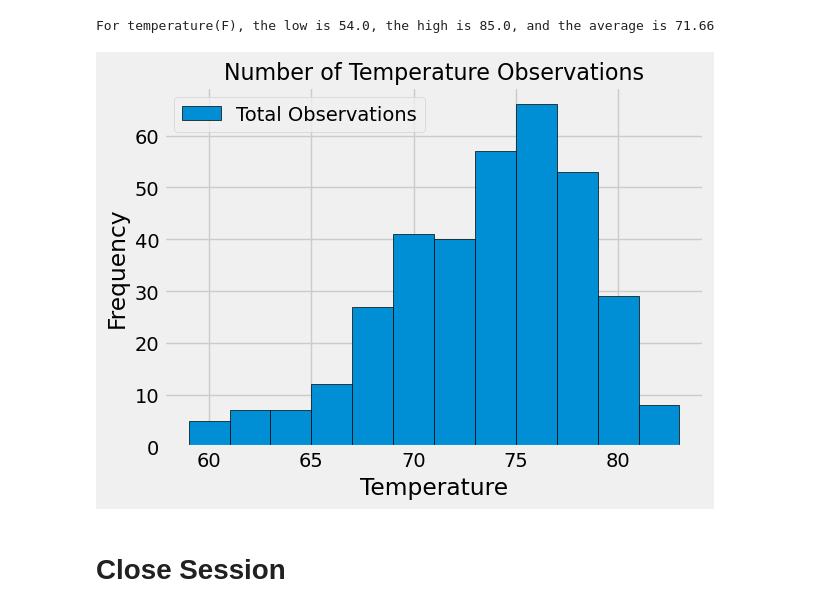
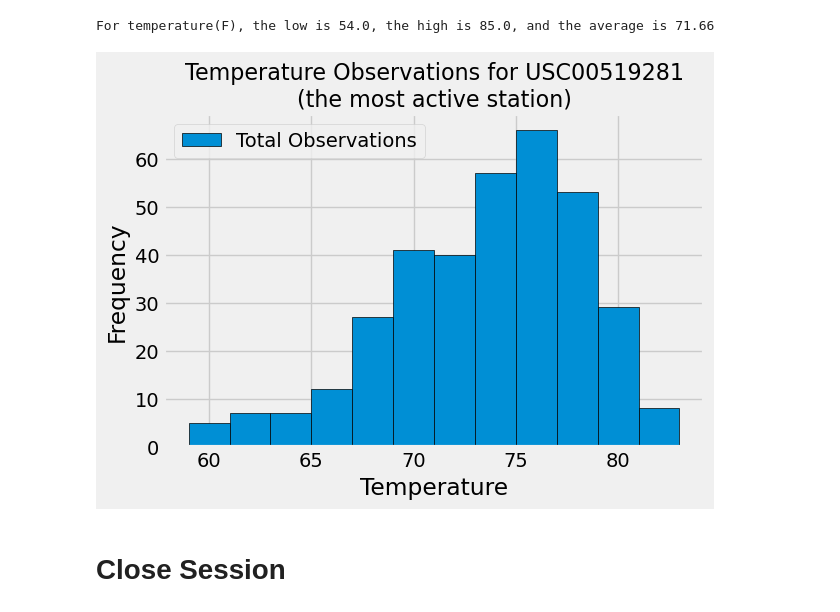
Before and after one commit to johbry17/10-sqlalchemy-challenge, a Jupyter notebook: climate.ipynb, the cells around one changed output. Cells and saved outputs as stored; diff of their text form; code cells hidden in the pictures.

Commit message:
Update Readme, tobs plot, website presentation

```diff
--- a/climate.ipynb
+++ b/climate.ipynb
@@ -141,26 +141,26 @@ For temperature(F), the low is 54.0, the high is 85.0, and the average is 71.66
 # %%
 # Using the most active station id
 # Query the last 12 months of temperature observation data for this station and plot the results as a histogram
 q = s.query(mt).filter(ms == mas_name).filter(Measurement.date >= year_prior).all()
 
 # create pandas df
 temp_df = pd.DataFrame(q, columns=["Temperature"])
 
 # plot histogram
 temp_df.plot.hist(bins=12, edgecolor="black", label="tobs")
 
 # formatting
-plt.title("Number of Temperature Observations", fontsize=16)
+plt.title("Temperature Observations for USC00519281\n(the most active station)", fontsize=16)
 plt.xlabel("Temperature")
 plt.ylabel("Frequency")
 plt.legend(["Total Observations"], loc="best")
 plt.tight_layout()
 
 # save figure for Readme
 plt.savefig("Images/tobs.png")
 plt.show()
 # %% [output]
-[figure, old version]
+[figure, new version]
 # %% [markdown]
 # Close Session
 # %%
```
Also changed, not shown: 3 other files.
